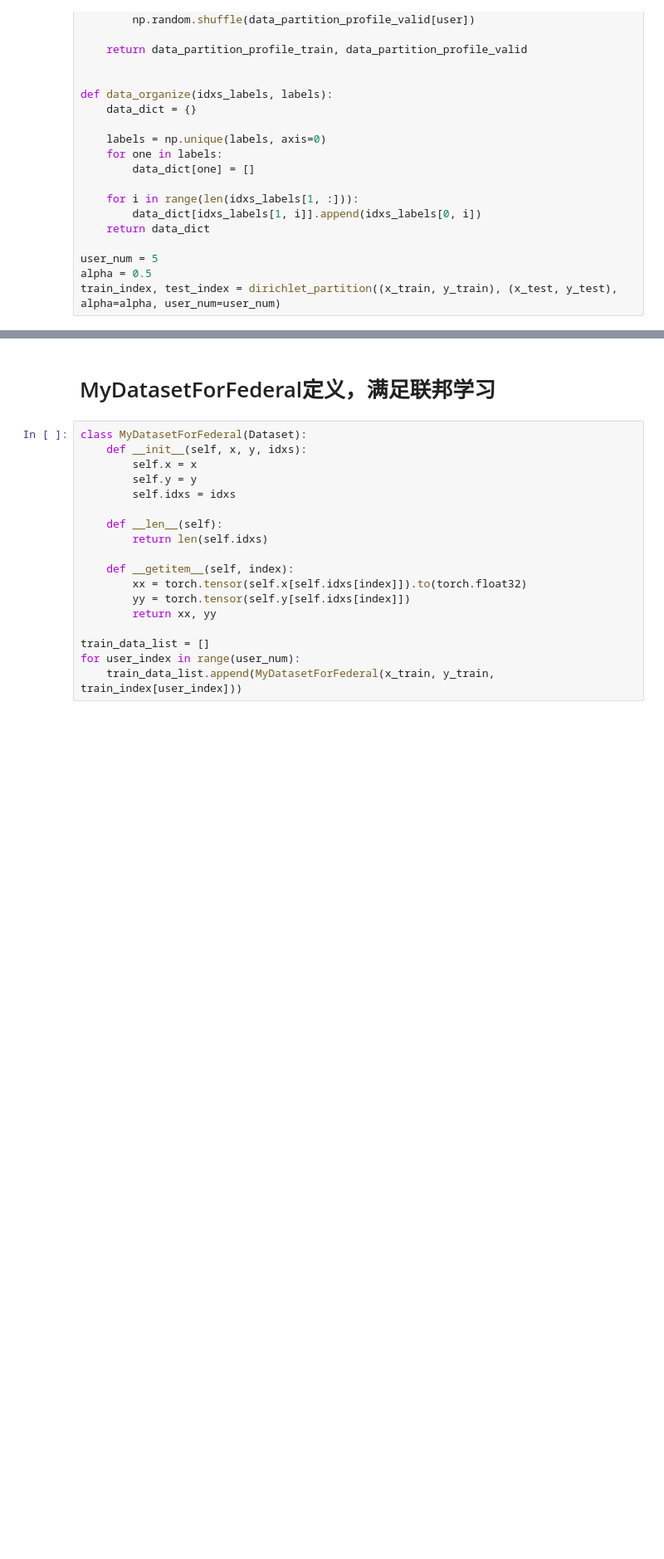
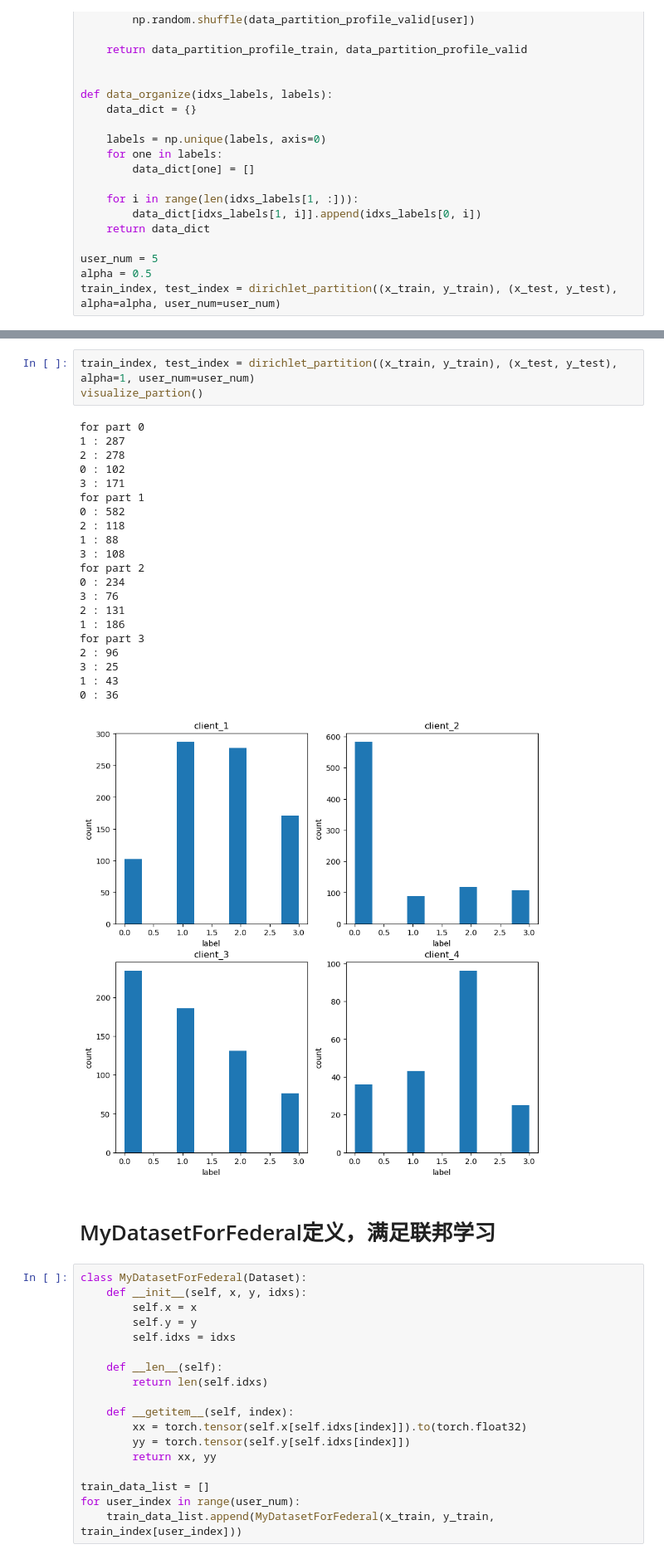
Before and after one commit to shuxiongwuziqi/federal_house_price, a Jupyter notebook: task3.ipynb, the cells around one changed output, grey strips where cells are left out. Shown: that part at 83% size. Cells and saved outputs as stored; diff of their text form; blank space fills up the shorter version.

```diff
--- a/task3.ipynb
+++ b/task3.ipynb
@@ -319,3 +376,28 @@ for part 3
+# %%
+train_index, test_index = dirichlet_partition((x_train, y_train), (x_test, y_test), alpha=1, user_num=user_num)
+visualize_partion()
+# %% [output]
+for part 0
+1 : 287
+2 : 278
+0 : 102
+3 : 171
+for part 1
+0 : 582
+2 : 118
+1 : 88
+3 : 108
+for part 2
+0 : 234
+3 : 76
+2 : 131
+1 : 186
+for part 3
+2 : 96
+3 : 25
+1 : 43
+0 : 36
+[figure, added]
 # %% [markdown]
 # MyDatasetForFederal定义，满足联邦学习
 # %%
```
Also changed, not shown: parts of 10 cells of this notebook.
